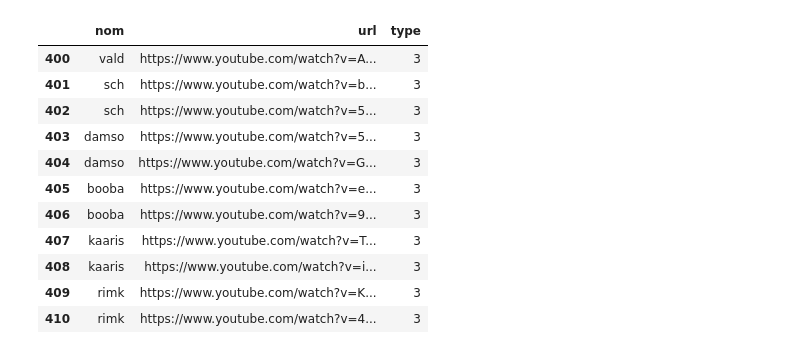
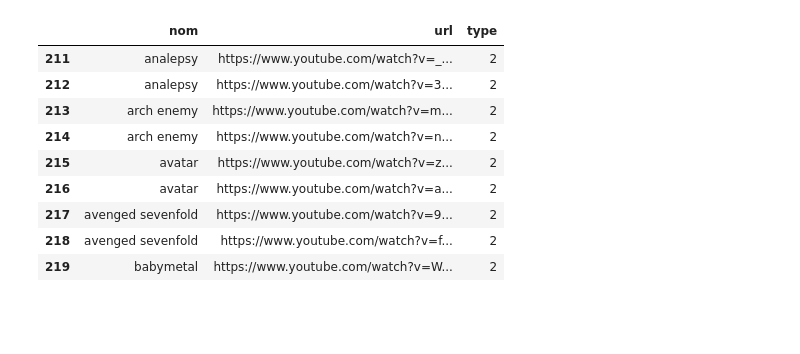
Before and after one commit to quentin-pierson/projetAnnuel, a Jupyter notebook: python/scraping/ScrapAutoma.ipynb, the cells around one changed output. Cells and saved outputs as stored; diff of their text form; code cells hidden in the pictures; blank space fills up the shorter version.

```diff
--- a/python/scraping/ScrapAutoma.ipynb
+++ b/python/scraping/ScrapAutoma.ipynb
@@ -50,22 +50,20 @@ def convertSpect(row_number, music_type):
 # %%
 i = 0
 df = pd.read_csv(csv_path, ";",encoding='utf8')
 df = df.drop(['Unnamed: 3', 'Unnamed: 4'], axis=1)
-df = df[400:411]
+df = df[211:220]
 df
 # %% [output]
 |  | nom | url | type |
-| 400 | vald | https://www.youtube.com/watch?v=A... | 3 |
-| 401 | sch | https://www.youtube.com/watch?v=b... | 3 |
-| 402 | sch | https://www.youtube.com/watch?v=5... | 3 |
-| 403 | damso | https://www.youtube.com/watch?v=5... | 3 |
-| 404 | damso | https://www.youtube.com/watch?v=G... | 3 |
-| 405 | booba | https://www.youtube.com/watch?v=e... | 3 |
-| 406 | booba | https://www.youtube.com/watch?v=9... | 3 |
-| 407 | kaaris | https://www.youtube.com/watch?v=T... | 3 |
-| 408 | kaaris | https://www.youtube.com/watch?v=i... | 3 |
-| 409 | rimk | https://www.youtube.com/watch?v=K... | 3 |
-| 410 | rimk | https://www.youtube.com/watch?v=4... | 3 |
+| 211 | analepsy | https://www.youtube.com/watch?v=_... | 2 |
+| 212 | analepsy | https://www.youtube.com/watch?v=3... | 2 |
+| 213 | arch enemy | https://www.youtube.com/watch?v=m... | 2 |
+| 214 | arch enemy | https://www.youtube.com/watch?v=n... | 2 |
+| 215 | avatar | https://www.youtube.com/watch?v=z... | 2 |
+| 216 | avatar | https://www.youtube.com/watch?v=a... | 2 |
+| 217 | avenged sevenfold | https://www.youtube.com/watch?v=9... | 2 |
+| 218 | avenged sevenfold | https://www.youtube.com/watch?v=f... | 2 |
+| 219 | babymetal | https://www.youtube.com/watch?v=W... | 2 |
 # %%
 for index, row in df.iterrows():
     if row[1] != "":
```
Also changed, not shown: parts of 1 cell of this notebook, 1 other file.
